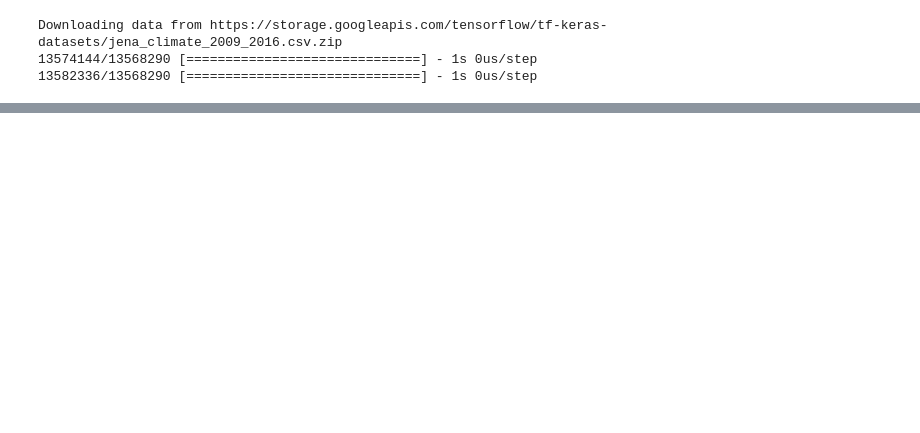
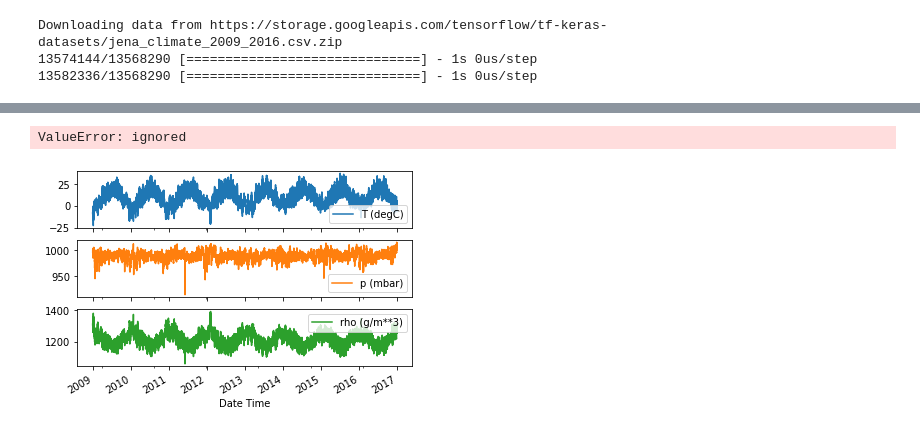
Before and after one commit to ashwinperti/LSTM_phd, a Jupyter notebook: LSTM_TimeSeries_Forecasting.ipynb, the cells around one changed output, grey strips where cells are left out. Saved outputs shown, nothing was run; the diff lists cells and outputs as text; code cells hidden in the pictures; blank space fills up the shorter version.

```diff
--- a/LSTM_TimeSeries_Forecasting.ipynb
+++ b/LSTM_TimeSeries_Forecasting.ipynb
@@ -37,0 +82,11 @@ df.head()
+# %%
+plot_cols = ['T (degC)', 'p (mbar)', 'rho (g/m**3)']
+plot_features = df[plot_cols]
+plot_features.index = date_time = plot_features.plot(subplots=True)
+
+plot_features = df[plot_cols][:480]
+plot_features.index = date_time[:480]
+_ = plot_features.plot(subplots=True)
+# %% [output]
+ValueError: ignored
+[figure, added]
```
Also changed, not shown: parts of 57 cells of this notebook.
